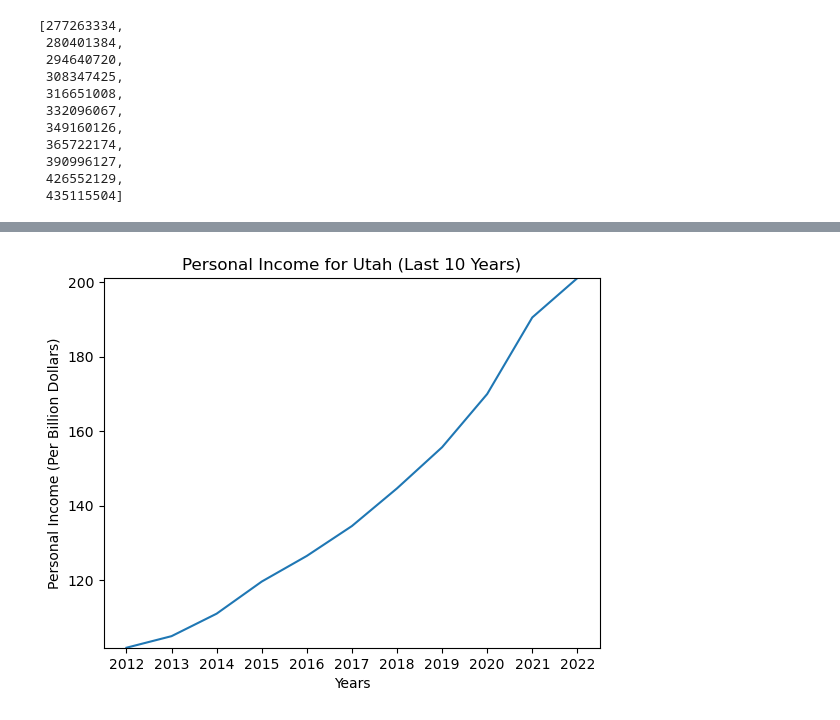
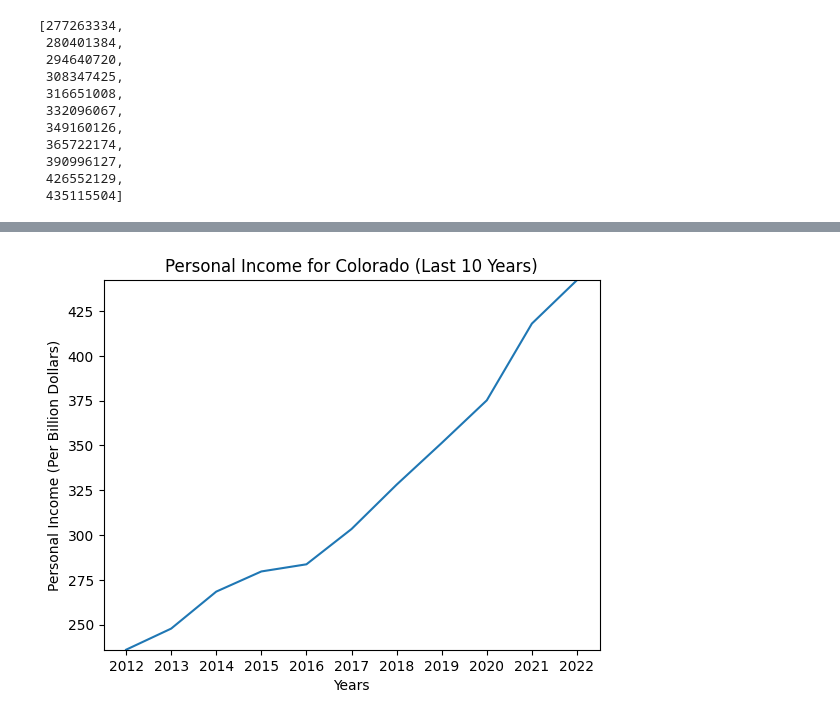
Before and after one commit to Tylerwilliams3644/Bootcamp-Project-1, a Jupyter notebook: Working Code/Income by State/income_by_state.ipynb, the cells around one changed output, grey strips where cells are left out. Saved outputs shown, nothing was run; the diff lists cells and outputs as text; code cells hidden in the pictures.

```diff
--- a/Working Code/Income by State/income_by_state.ipynb
+++ b/Working Code/Income by State/income_by_state.ipynb
@@ -147,23 +146,23 @@ income_by_state.sort_values(by= '2022', ascending = False)
 # %%
 #Need to run to set the index to the location column(Only need to run of first run)
 #income_by_state = income_by_state.set_index("Location")
 
-state = "Utah"
+state = "Colorado"
 desired_years = "2012", "2013", "2014", "2015", "2016", "2017", "2018", "2019", "2020", "2021", "2022"
 state_x_axis = desired_years
 state_y_axis = income_by_state.loc[state,["2012", "2013", "2014", "2015", "2016", "2017", "2018", "2019", "2020", "2021", "2022"]]
 state_y_axis_per_billion = state_y_axis/1000000
 
 
 plt.plot(state_x_axis, state_y_axis_per_billion)
 plt.xlabel("Years")
 plt.ylabel("Personal Income (Per Billion Dollars)")
 plt.title(f"Personal Income for {state} (Last 10 Years)")
 plt.ylim(min(state_y_axis_per_billion), max(state_y_axis_per_billion))
 plt.ticklabel_format(style="plain", axis="y")
 plt.show()
 # %% [output]
-[figure, old version]
+[figure, new version]
 # %%
 location = "Average"
 desired_years = "2012", "2013", "2014", "2015", "2016", "2017", "2018", "2019", "2020", "2021", "2022"
```
Also changed, not shown: parts of 4 cells of this notebook, 1 other file.
